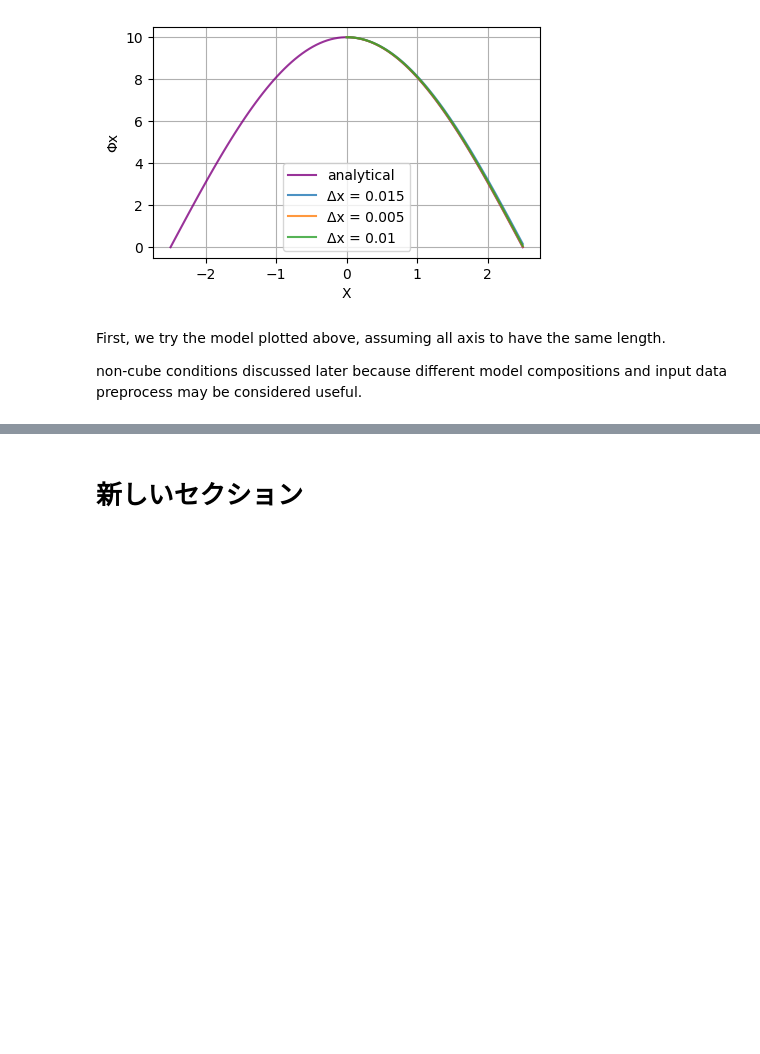
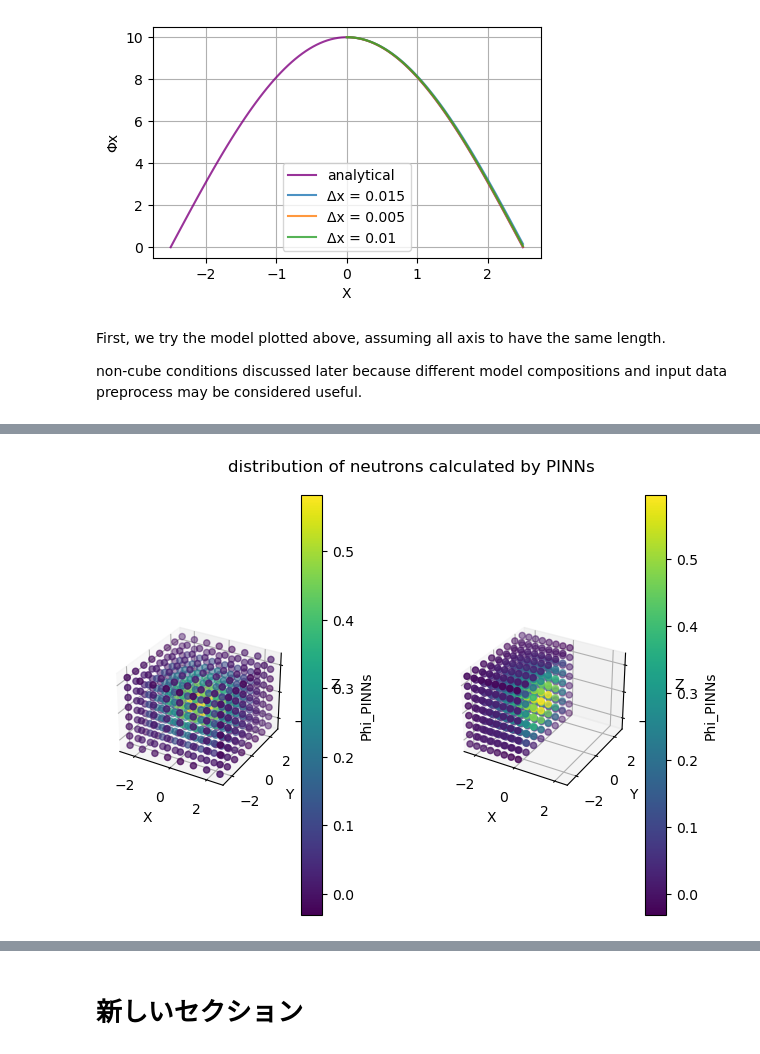
Before and after one commit to blueberrylazjy/Note_of_PINNs, a Jupyter notebook: 3D_Neutron_Diffusion_Equation(Reactor_Core_only).ipynb, the cells around one changed output, grey strips where cells are left out. Cells and saved outputs as stored; diff of their text form; code cells hidden in the pictures; blank space fills up the shorter version.

```diff
--- a/3D_Neutron_Diffusion_Equation(Reactor_Core_only).ipynb
+++ b/3D_Neutron_Diffusion_Equation(Reactor_Core_only).ipynb
@@ -505,0 +509,47 @@ KeyboardInterrupt: ignored
+# %%
+x = np.linspace(-a / 2, a / 2, 8)
+y = np.linspace(-b / 2, b / 2, 8)
+z = np.linspace(-c / 2, c / 2, 8)
+x_test, y_test, z_test = np.meshgrid(x, y, z)
+x_test = tf.reshape(x_test, [-1,1])
+y_test = tf.reshape(y_test, [-1,1])
+z_test = tf.reshape(z_test, [-1,1])
+
+Phi_PINNs = phi_PINNs(x_test, y_test, z_test, a, b, c, phi_0)
+phi_analytical = phi(x_test, y_test, z_test, a, b, c, phi_0)
+mse = np.mean(np.square(Phi_PINNs - phi_analytical))
+print('MSE: {}'.format(mse))
+fig = plt.figure()
+ax1 = fig.add_subplot(121, projection='3d')
+scatter1 = ax1.scatter(x_test, y_test, z_test, c=Phi_PINNs, cmap='viridis')
+ax1.set_xlabel('X')
+ax1.set_ylabel('Y')
+ax1.set_zlabel('Z')
+fig.suptitle('distribution of neutrons calculated by PINNs')
+
+cbar1 = fig.colorbar(scatter1, ax=ax1)
+cbar1.set_label('Phi_PINNs')
+
+x = np.linspace(-a / 2, 0, 8)
+y = np.linspace(-b / 2, b / 2, 8)
+z = np.linspace(-c / 2, c / 2, 8)
+x_test_half, y_test_half, z_test_half = np.meshgrid(x, y, z)
+x_test_half = tf.reshape(x_test_half, [-1,1])
+y_test_half = tf.reshape(y_test_half, [-1,1])
+z_test_half = tf.reshape(z_test_half, [-1,1])
+Phi_PINNs_half = phi_PINNs(x_test_half, y_test_half, z_test_half , a, b, c, phi_0)
+
+ax2 = fig.add_subplot(122, projection='3d')
+scatter2 = ax2.scatter(x_test_half, y_test_half, z_test_half, c=Phi_PINNs_half, cmap='viridis')
+ax2.set_xlabel('X')
+ax2.set_ylabel('Y')
+ax2.set_zlabel('Z')
+ax2.set_xlim([-2.5, 2.5])
+cbar2 = fig.colorbar(scatter2, ax=ax2)
+cbar2.set_label('Phi_PINNs')
+
+
+plt.tight_layout()
+plt.subplots_adjust(wspace=0.5)
+plt.show()
+# %% [output]
@@ -505,0 +559 @@ KeyboardInterrupt: ignored
+[figure, added]
```
Also changed, not shown: parts of 11 cells of this notebook.
